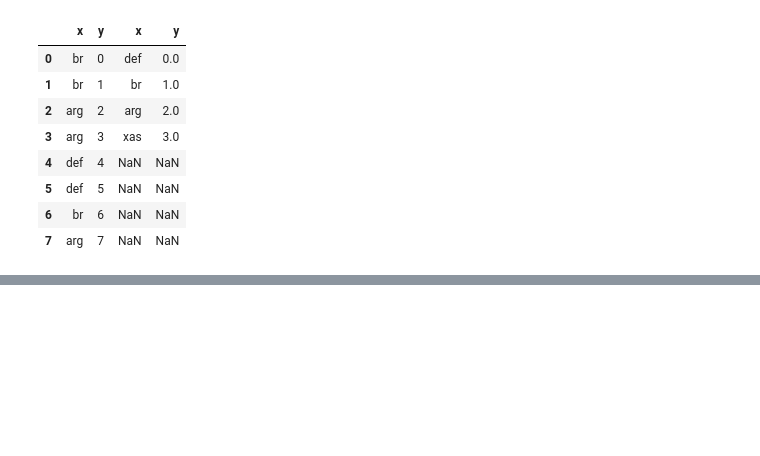
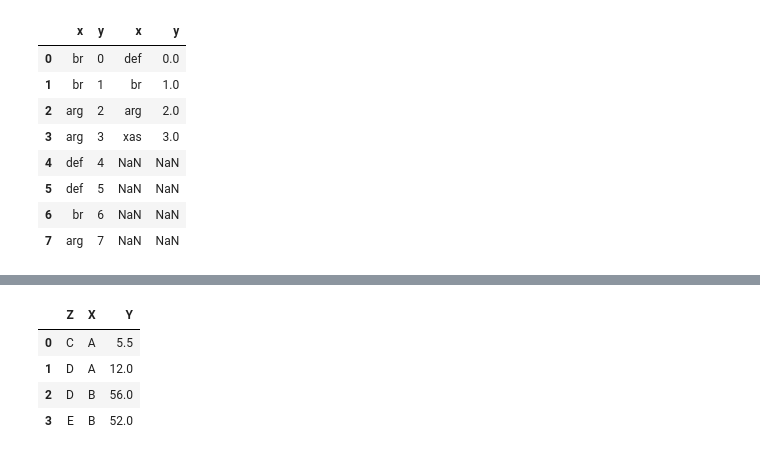
Before and after one commit to GCabral95/Codigos_Analise_Dados, a Jupyter notebook: Organização e Combinação de Bases.ipynb, the cells around one changed output, grey strips where cells are left out. Saved outputs shown, nothing was run; the diff lists cells and outputs as text; code cells hidden in the pictures; blank space fills up the shorter version.

```diff
--- a/Organização e Combinação de Bases.ipynb
+++ b/Organização e Combinação de Bases.ipynb
@@ -199,0 +233,8 @@ pd.concat([df1,df2],axis=1) #com axis=1, empilha em forma de coluna
+# %%
+pd.pivot_table(df,index=["Z","X"], values=['Y']).reset_index() #escolhendo uma variavel quanti especifica
+# %% [output]
+|  | Z | X | Y |
+| 0 | C | A | 5.5 |
+| 1 | D | A | 12.0 |
+| 2 | D | B | 56.0 |
+| 3 | E | B | 52.0 |
```
Also changed, not shown: parts of 21 cells of this notebook.
